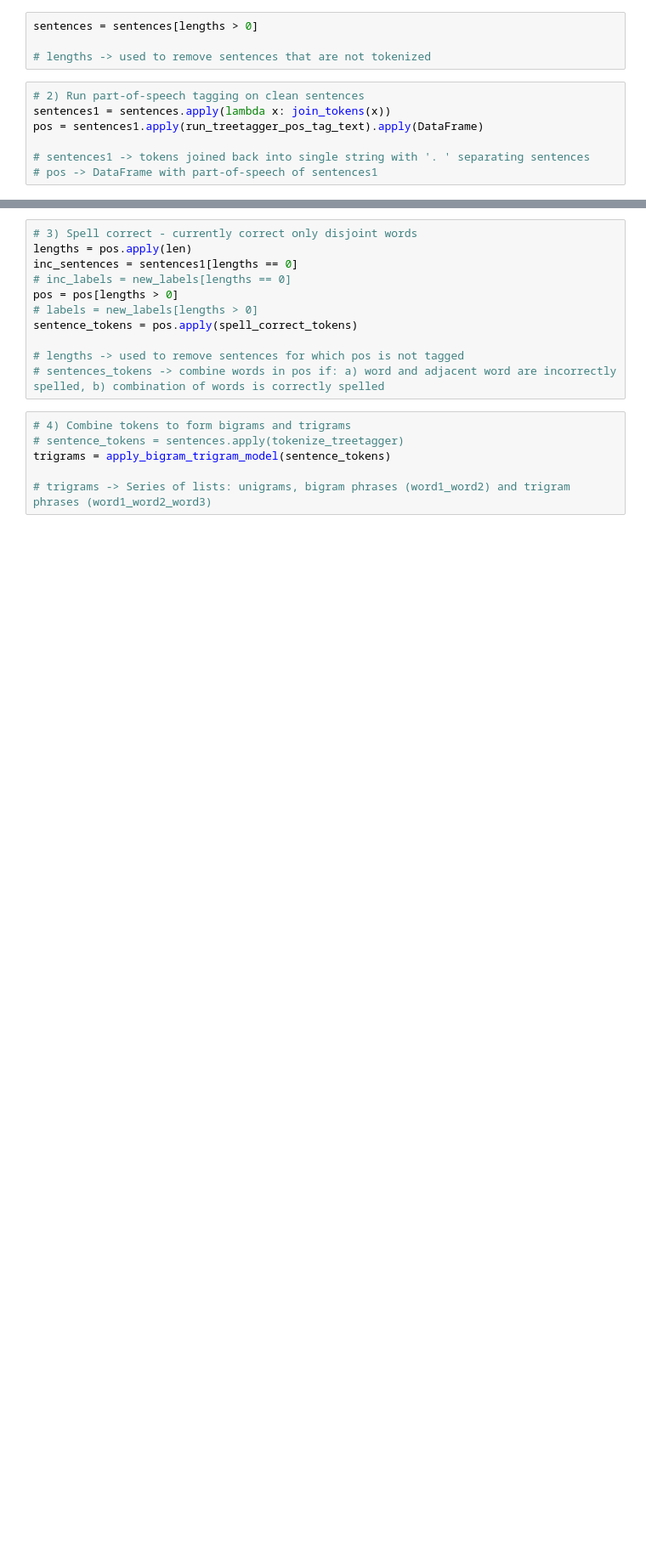
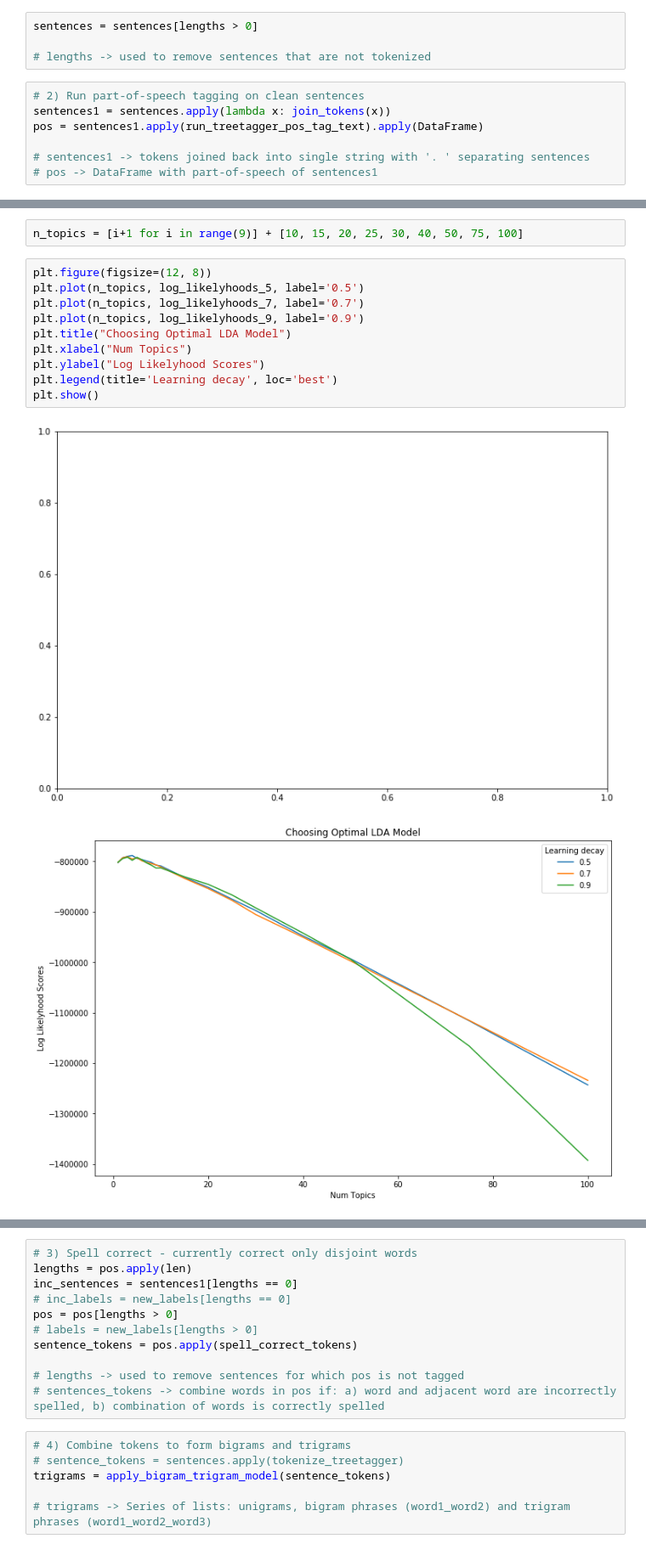
Before and after one commit to SNaveenMathew/TextMining, a Jupyter notebook: main.ipynb, the cells around one changed output, grey strips where cells are left out. Shown: that part at 85% size. Cells and saved outputs as stored; diff of their text form; blank space fills up the shorter version.

```diff
--- a/main.ipynb
+++ b/main.ipynb
@@ -196,0 +247,15 @@ pos = sentences1.apply(run_treetagger_pos_tag_text).apply(DataFrame)
+# %%
+n_topics = [i+1 for i in range(9)] + [10, 15, 20, 25, 30, 40, 50, 75, 100]
+# %%
+plt.figure(figsize=(12, 8))
+plt.plot(n_topics, log_likelyhoods_5, label='0.5')
+plt.plot(n_topics, log_likelyhoods_7, label='0.7')
+plt.plot(n_topics, log_likelyhoods_9, label='0.9')
+plt.title("Choosing Optimal LDA Model")
+plt.xlabel("Num Topics")
+plt.ylabel("Log Likelyhood Scores")
+plt.legend(title='Learning decay', loc='best')
+plt.show()
+# %% [output]
+[figure, added]
+[figure, added]
```
Also changed, not shown: parts of 22 cells of this notebook, 4 other files.
